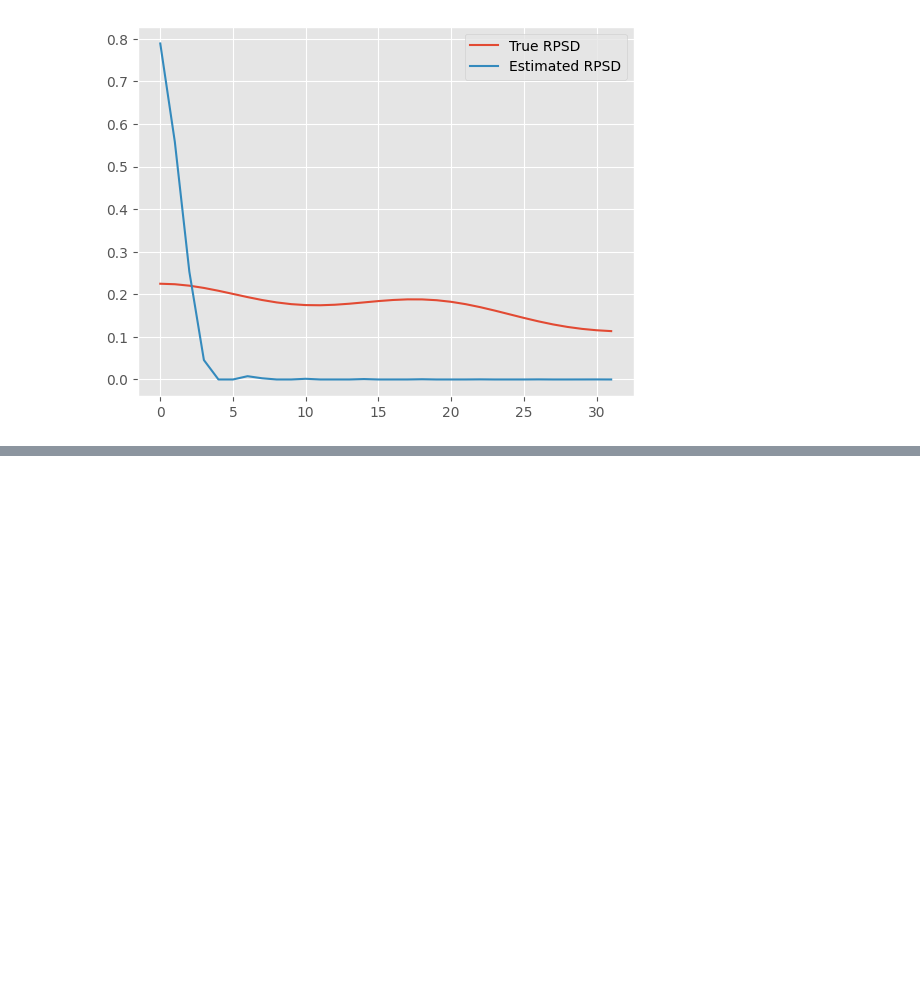
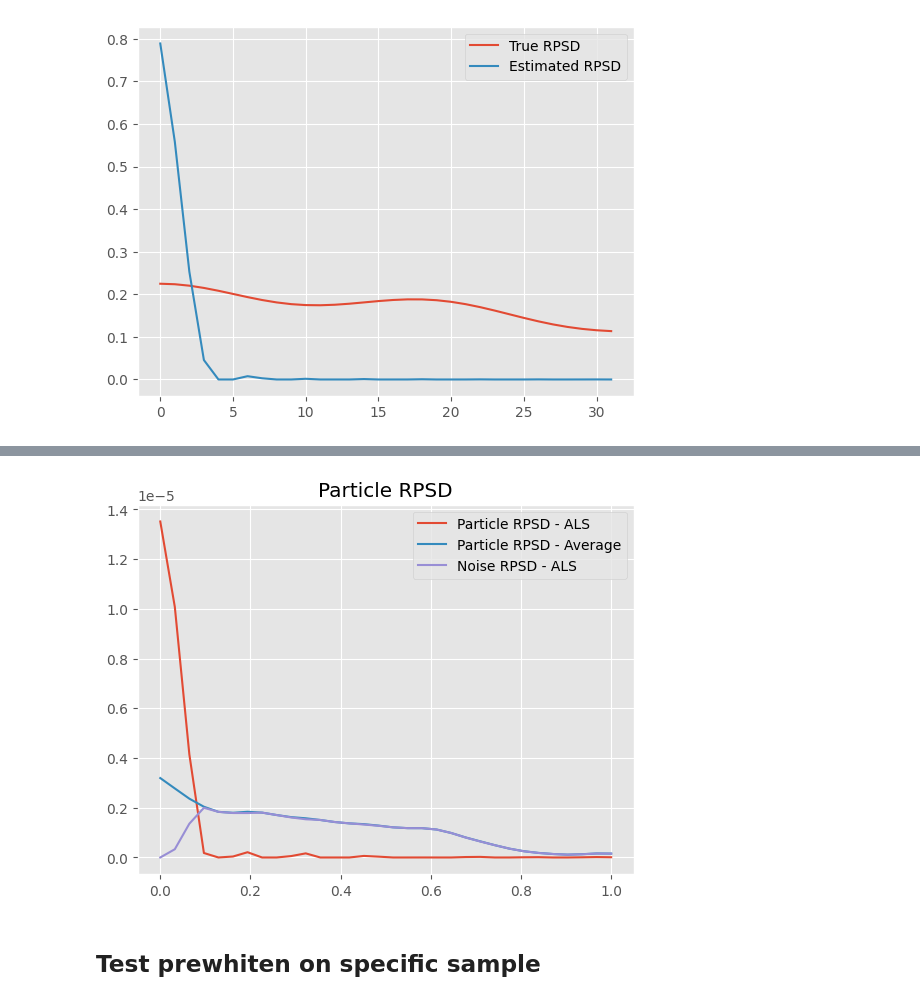
Before and after one commit to oppositecategory/3D_KLT, a Jupyter notebook: notebooks/full_RPSD_calculation.ipynb, the cells around one changed output, grey strips where cells are left out. Saved outputs shown, nothing was run; the diff lists cells and outputs as text; code cells hidden in the pictures; blank space fills up the shorter version.

```diff
--- a/notebooks/full_RPSD_calculation.ipynb
+++ b/notebooks/full_RPSD_calculation.ipynb
@@ -458,8 +468,8 @@ plt.legend();
 # %%
 from kltpicker_3d.utils import trigonometric_interpolation
 
-d = np.floor((L-1)/2).astype('int')
-grid = np.arange(-d, d+1) * np.pi / d
+# Creating an interpolation matrix containg the noise psd.
+grid = np.arange(-(L-1), L) * np.pi / L
 i,j,k = np.meshgrid(grid,grid,grid)
 r_matrix = np.sqrt(i**2 + j**2 + k**2)
 magnitudes, idx = np.unique(r_matrix, return_inverse=True)
@@ -471,6 +481,5 @@ noise_psd_mat = np.pad(interpolated_noise_psd,
                        magnitudes.size - interpolated_noise_psd.size),
                       'constant',
                       constant_values=interpolated_noise_psd[-1])
-noise_psd_mat.shape
 noise_psd_mat = np.reshape(noise_psd_mat[idx], [grid.size, grid.size, grid.size])
 # %%
@@ -486,0 +519,27 @@ def prewhiten_patch(patch, noise):
+# %%
+clean_samples = whitened_patches - np.mean(whitened_patches)
+clean_samples /= np.linalg.norm(clean_samples)
+# %%
+fsamples = clean_samples - np.mean(clean_samples,axis=(1,2,3)).reshape(-1,1,1,1)
+psds = vectorized_spectral_estimation(fsamples, max_d)
+
+# TODO: Re-write radial average to be vmap-able
+rblocks = np.zeros((K,L))
+for k in range(K):
+    rblocks[k] = radial_average(psds[k],bins,L)
+
+
+factorization = alternating_least_squares_solver(rblocks,400,1e-2)
+particle_psd = factorization.gamma
+noise_psd = factorization.v
+
+
+plt.plot(uniform_points,particle_psd, label='Particle RPSD - ALS')
+plt.plot(uniform_points,np.mean(rblocks,axis=0),label='Particle RPSD - Average')
+plt.plot(uniform_points,noise_psd, label='Noise RPSD - ALS')
+plt.title("Particle RPSD")
+plt.legend();
+# %% [output]
+[figure, added]
+# %% [markdown]
+## Test prewhiten on specific sample
```
Also changed, not shown: parts of 9 cells of this notebook, 3 other files.
